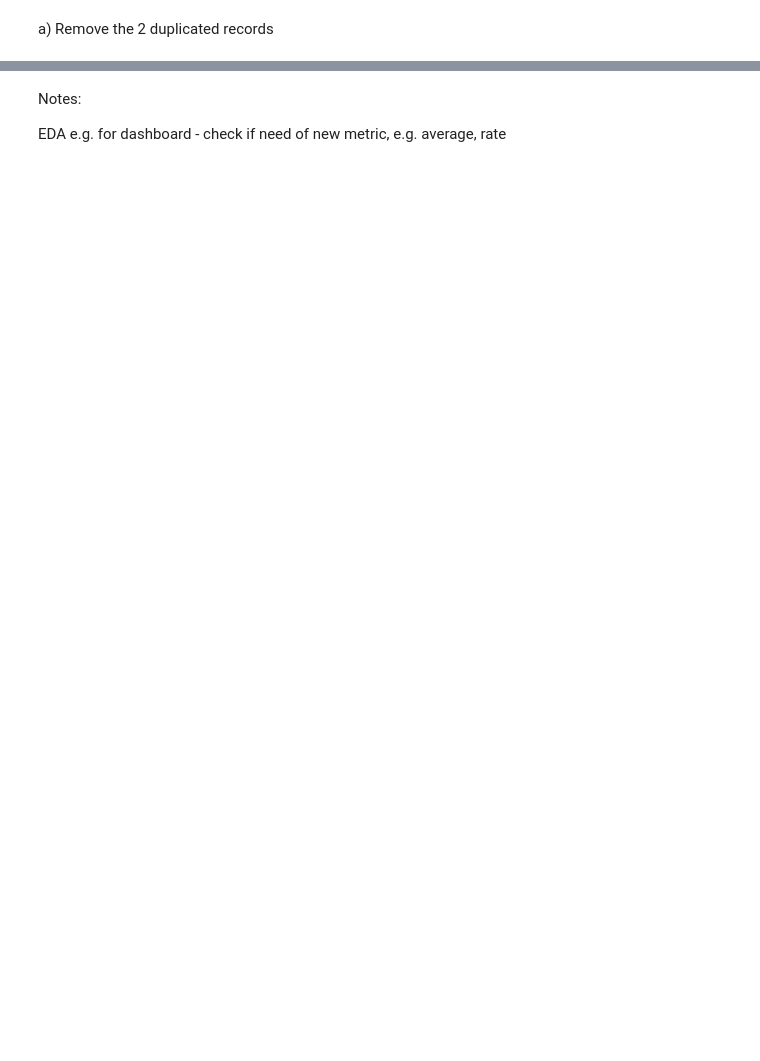
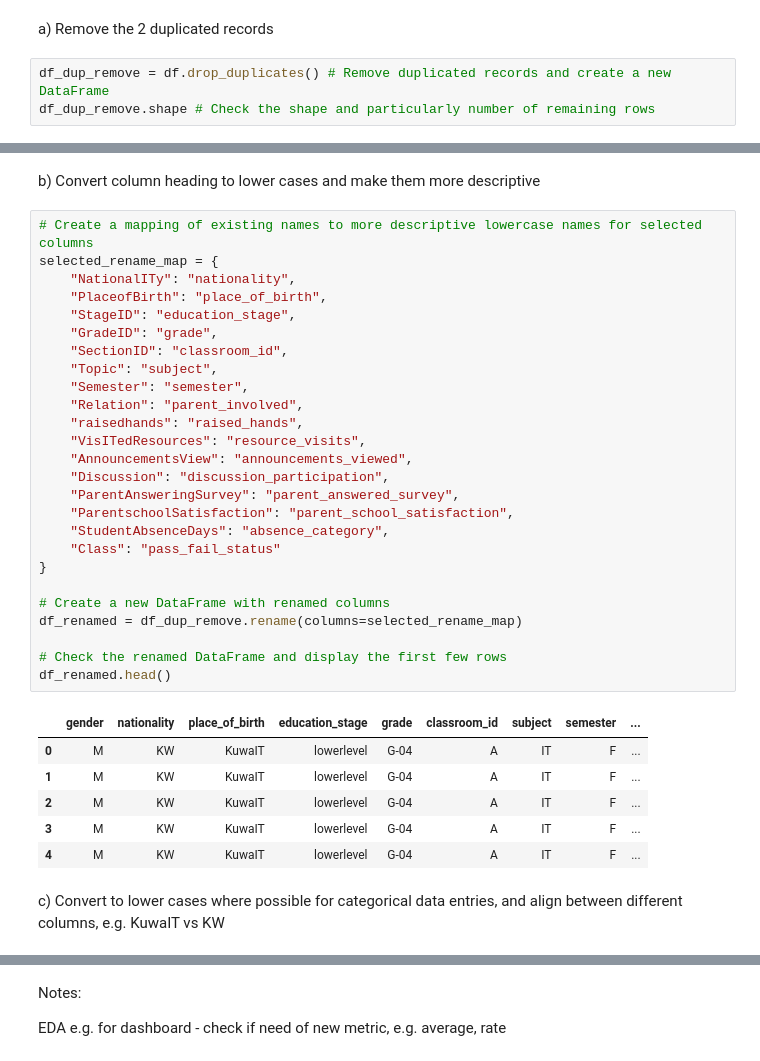
Before and after one commit to 8osco/academic_performance_analysis, a Jupyter notebook: jupyter_notebooks/1_data_etl.ipynb, the cells around one changed output, grey strips where cells are left out. Saved outputs shown, nothing was run; the diff lists cells and outputs as text; blank space fills up the shorter version.

Commit message:
update data cleaning section

```diff
--- a/jupyter_notebooks/1_data_etl.ipynb
+++ b/jupyter_notebooks/1_data_etl.ipynb
@@ -235,2 +225,5 @@ e) Use ordinal encoding and enhance data descriptiveness for some columns
 # %% [markdown]
 a)  Remove the 2 duplicated records
+# %%
+df_dup_remove = df.drop_duplicates() # Remove duplicated records and create a new DataFrame
+df_dup_remove.shape # Check the shape and particularly number of remaining rows
@@ -236,0 +245,37 @@ a)  Remove the 2 duplicated records
+# %% [markdown]
+b) Convert column heading to lower cases and make them more descriptive
+# %%
+# Create a mapping of existing names to more descriptive lowercase names for selected columns
+selected_rename_map = {
+    "NationalITy": "nationality",
+    "PlaceofBirth": "place_of_birth",
+    "StageID": "education_stage",
+    "GradeID": "grade",
+    "SectionID": "classroom_id",
+    "Topic": "subject",
+    "Semester": "semester",
+    "Relation": "parent_involved",
+    "raisedhands": "raised_hands",
+    "VisITedResources": "resource_visits",
+    "AnnouncementsView": "announcements_viewed",
+    "Discussion": "discussion_participation",
+    "ParentAnsweringSurvey": "parent_answered_survey",
+    "ParentschoolSatisfaction": "parent_school_satisfaction",
+    "StudentAbsenceDays": "absence_category",
+    "Class": "pass_fail_status"
+}
+
+# Create a new DataFrame with renamed columns
+df_renamed = df_dup_remove.rename(columns=selected_rename_map)
+
+# Check the renamed DataFrame and display the first few rows
+df_renamed.head()
+# %% [output]
+|  | gender | nationality | place_of_birth | education_stage | grade | classroom_id | subject | semester | ... |
+| 0 | M | KW | KuwaIT | lowerlevel | G-04 | A | IT | F | ... |
+| 1 | M | KW | KuwaIT | lowerlevel | G-04 | A | IT | F | ... |
+| 2 | M | KW | KuwaIT | lowerlevel | G-04 | A | IT | F | ... |
+| 3 | M | KW | KuwaIT | lowerlevel | G-04 | A | IT | F | ... |
+| 4 | M | KW | KuwaIT | lowerlevel | G-04 | A | IT | F | ... |
+# %% [markdown]
+c) Convert to lower cases where possible for categorical data entries, and align between different columns, e.g. KuwaIT vs KW
```
Also changed, not shown: parts of 24 cells of this notebook, 1 other file.
